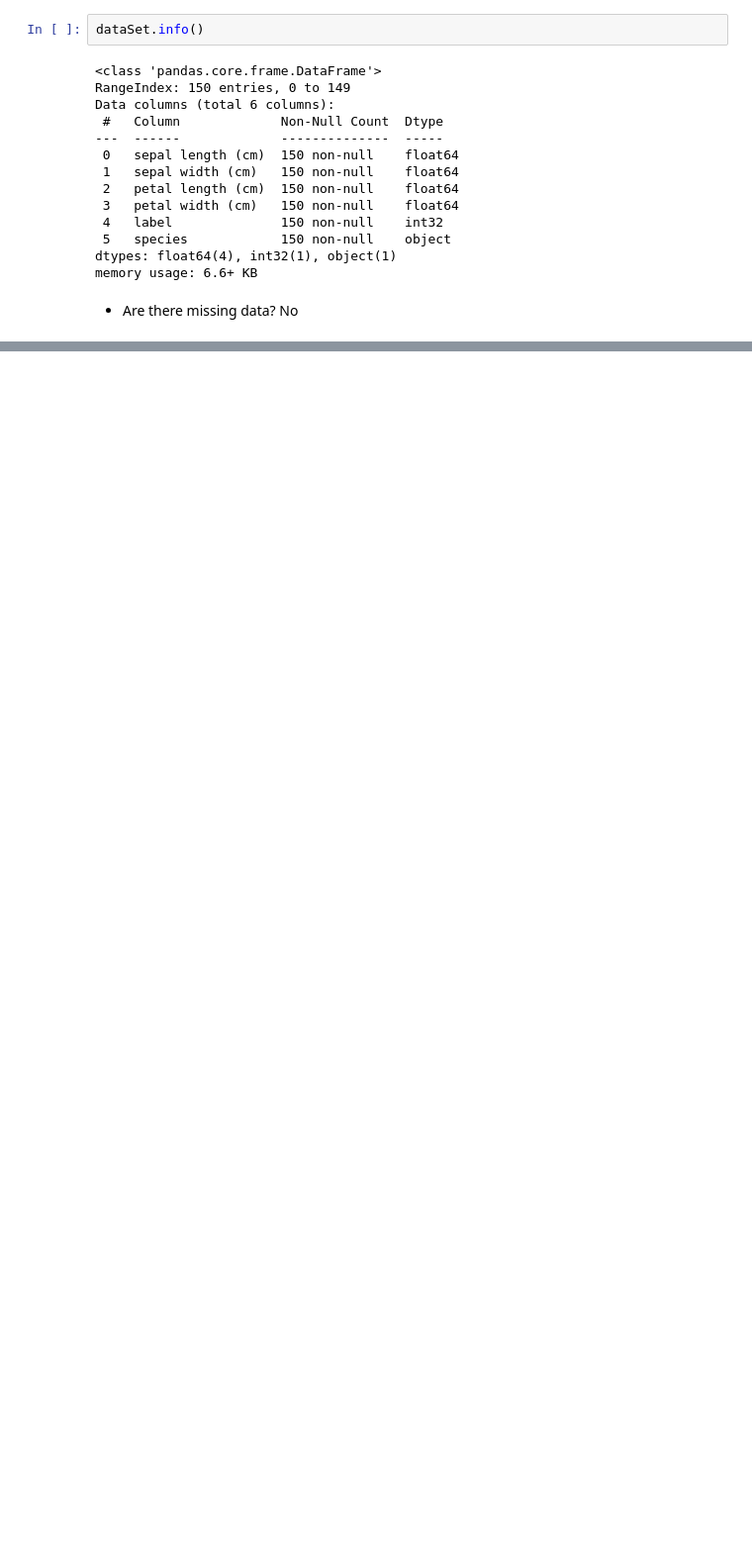
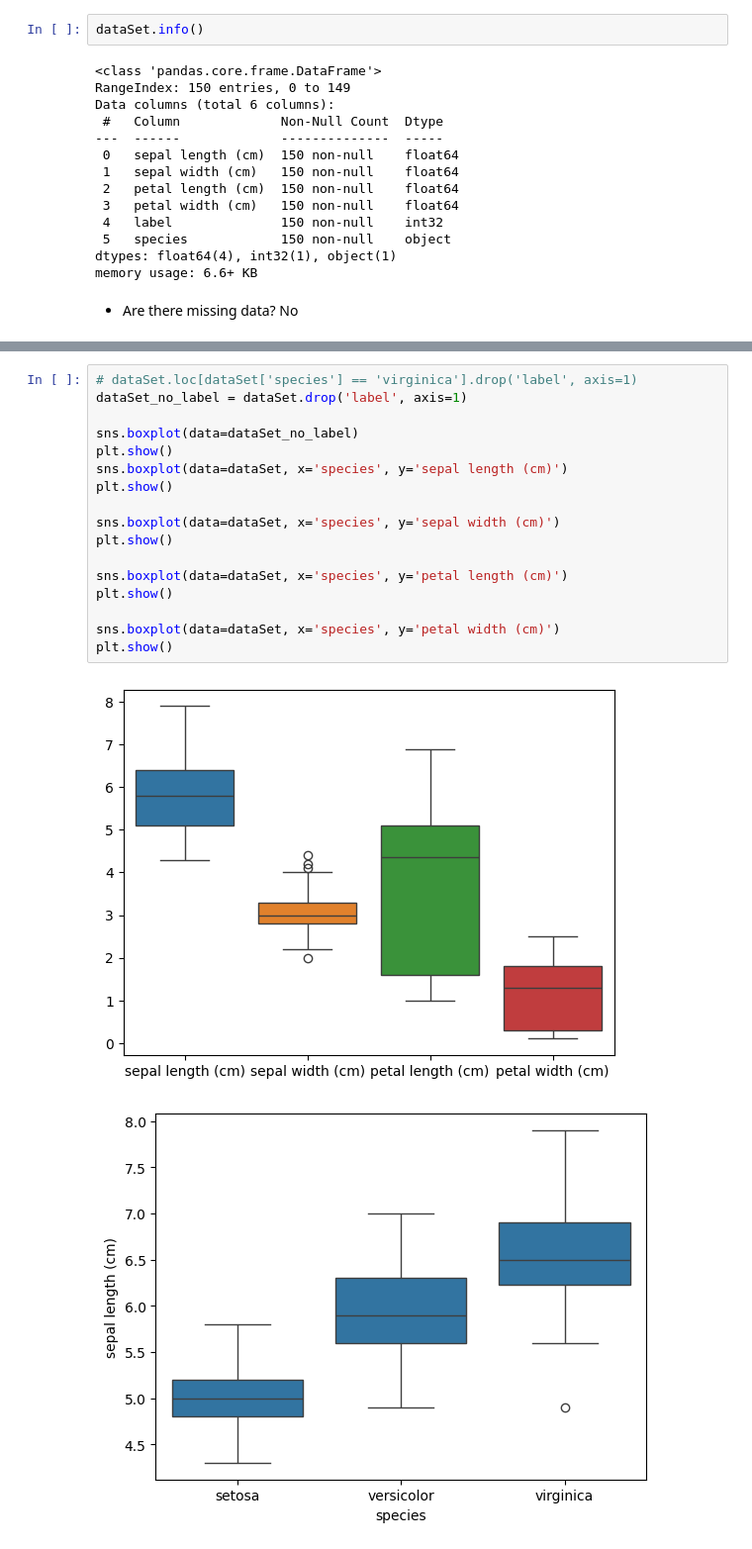
Before and after one commit to ramonfv/Signal-Processing-using-Neural-Networks, a Jupyter notebook: Unit1/iris..ipynb, the cells around one changed output, grey strips where cells are left out. Shown: that part at 99% size. Cells and saved outputs as stored; diff of their text form; blank space fills up the shorter version.

```diff
--- a/Unit1/iris..ipynb
+++ b/Unit1/iris..ipynb
@@ -140,0 +136,20 @@ memory usage: 6.6+ KB
+# %%
+# dataSet.loc[dataSet['species'] == 'virginica'].drop('label', axis=1)
+dataSet_no_label = dataSet.drop('label', axis=1)
+
+sns.boxplot(data=dataSet_no_label)
+plt.show()
+sns.boxplot(data=dataSet, x='species', y='sepal length (cm)')
+plt.show()
+
+sns.boxplot(data=dataSet, x='species', y='sepal width (cm)')
+plt.show()
+
+sns.boxplot(data=dataSet, x='species', y='petal length (cm)')
+plt.show()
+
+sns.boxplot(data=dataSet, x='species', y='petal width (cm)')
+plt.show()
+# %% [output]
+[figure, added]
+[figure, added]
```
Also changed, not shown: parts of 14 cells of this notebook.
